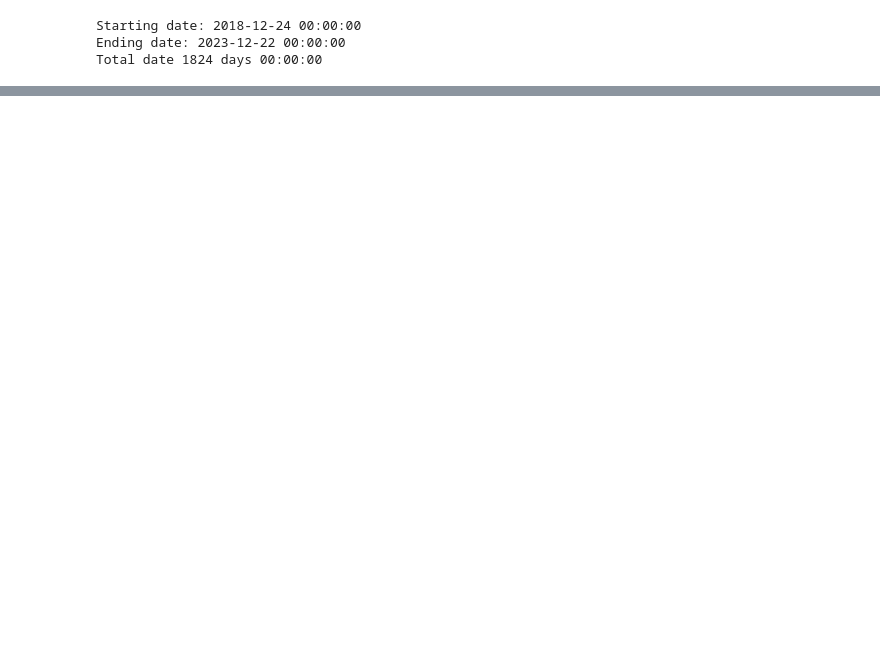
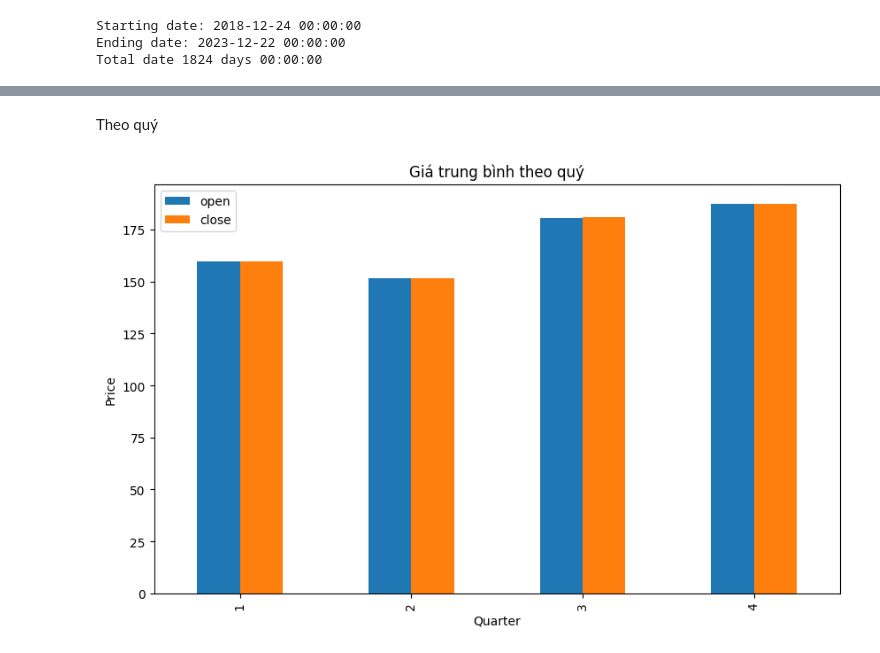
Before and after one commit to davisduccopny/Stock-Prediction-with-Python-project, a Jupyter notebook: main_train.ipynb, the cells around one changed output, grey strips where cells are left out. Drawn from its saved outputs; the diff is of its cells as text; code cells hidden in the pictures; blank space fills up the shorter version.

```diff
--- a/main_train.ipynb
+++ b/main_train.ipynb
@@ -163,0 +274,10 @@ R2 Score: 0.756347503701877
+# %% [markdown]
+Theo quý
+# %%
+df.groupby(df['date'].dt.quarter)[['open','close']].mean().plot(kind='bar',figsize=(10,6))
+plt.xlabel('Quarter')
+plt.ylabel('Price')
+plt.title('Giá trung bình theo quý')
+plt.show()
+# %% [output]
+[figure, added]
```
Also changed, not shown: parts of 111 cells of this notebook.
